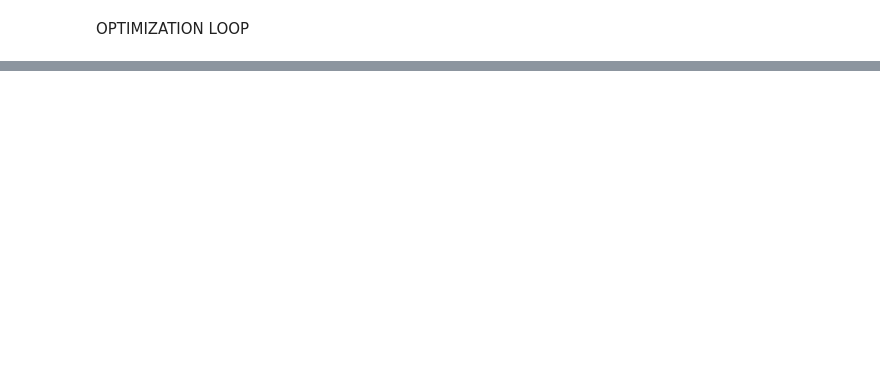
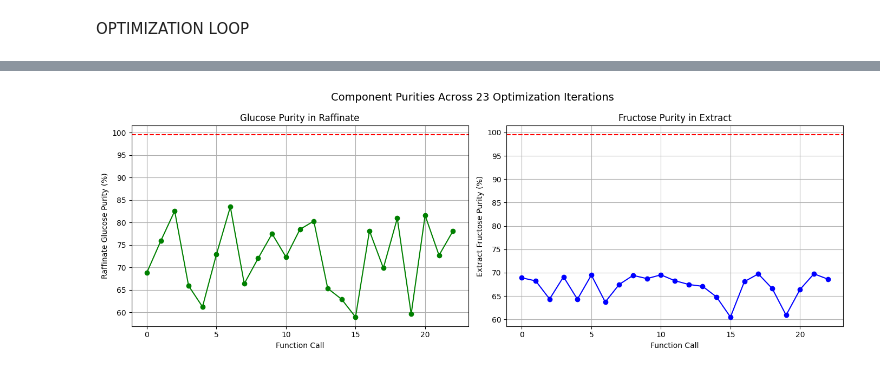
Before and after one commit to Nawa-Punabantu/Opt_Algos, a Jupyter notebook: Fixedfeed_Opt_with_triangle.ipynb, the cells around one changed output, grey strips where cells are left out. Cells and saved outputs as stored; diff of their text form; code cells hidden in the pictures; blank space fills up the shorter version.

```diff
--- a/Fixedfeed_Opt_with_triangle.ipynb
+++ b/Fixedfeed_Opt_with_triangle.ipynb
@@ -2436,3 +2530,42 @@ plt.show()
+# %%
+def plot_c1_c2_side_by_side(c1_vals, c2_vals, c1_initial=None, c2_initial=None, constraint_thresholds=constraint_threshold*100):
+    c1_plot = c1_vals * 100
+    c2_plot = c2_vals * 100
+
+    fig, axs = plt.subplots(1, 2, figsize=(14, 5), sharex=True)
+
+    # Plot c1
+    axs[0].plot(c1_plot, 'o-', label='Optimization', color='green')
+    if c1_initial is not None:
+        axs[0].plot(np.arange(1,len(c1_initial))+1, c1_initial * 100, 's', color='gray', label='Initial')
+    if constraint_thresholds is not None:
+        axs[0].axhline(99.5, color='red', linestyle='--', label='Constraint Threshold (99.5%)')
+    axs[0].set_title('Glucose Purity in Raffinate')
+    axs[0].set_ylabel('Raffinate Glucose Purity (%)')
+    axs[0].set_xlabel('Function Call')
+    axs[0].grid(True)
+    # axs[0].legend()
+
+    # Plot c2
+    axs[1].plot(c2_plot, 'o-', label='Optimization', color='blue')
+    if c2_initial is not None:
+        axs[1].plot(np.arange(1,len(c2_initial)+1), c2_initial * 100, 's', color='gray', label='Initial')
+    if constraint_thresholds is not None:
+        axs[1].axhline(99.5, color='red', linestyle='--', label='Constraint Threshold (99.5%)')
+    axs[1].set_title('Fructose Purity in Extract')
+    axs[1].set_ylabel('Extract Fructose Purity (%)')
+    axs[1].set_xlabel('Function Call')
+    axs[1].grid(True)
+    # axs[1].legend()
+
+    plt.suptitle(f'Component Purities Across {sampling_budget+optimization_budget} Optimization Iterations', fontsize=14)
+    plt.tight_layout()
+    plt.show()
+
+
+plot_c1_c2_side_by_side(c1_vals, c2_vals)
+# %% [output]
+[figure, added]
 # %%
 import numpy as np
 import matplotlib.pyplot as plt
```
Also changed, not shown: parts of 14 cells of this notebook.
